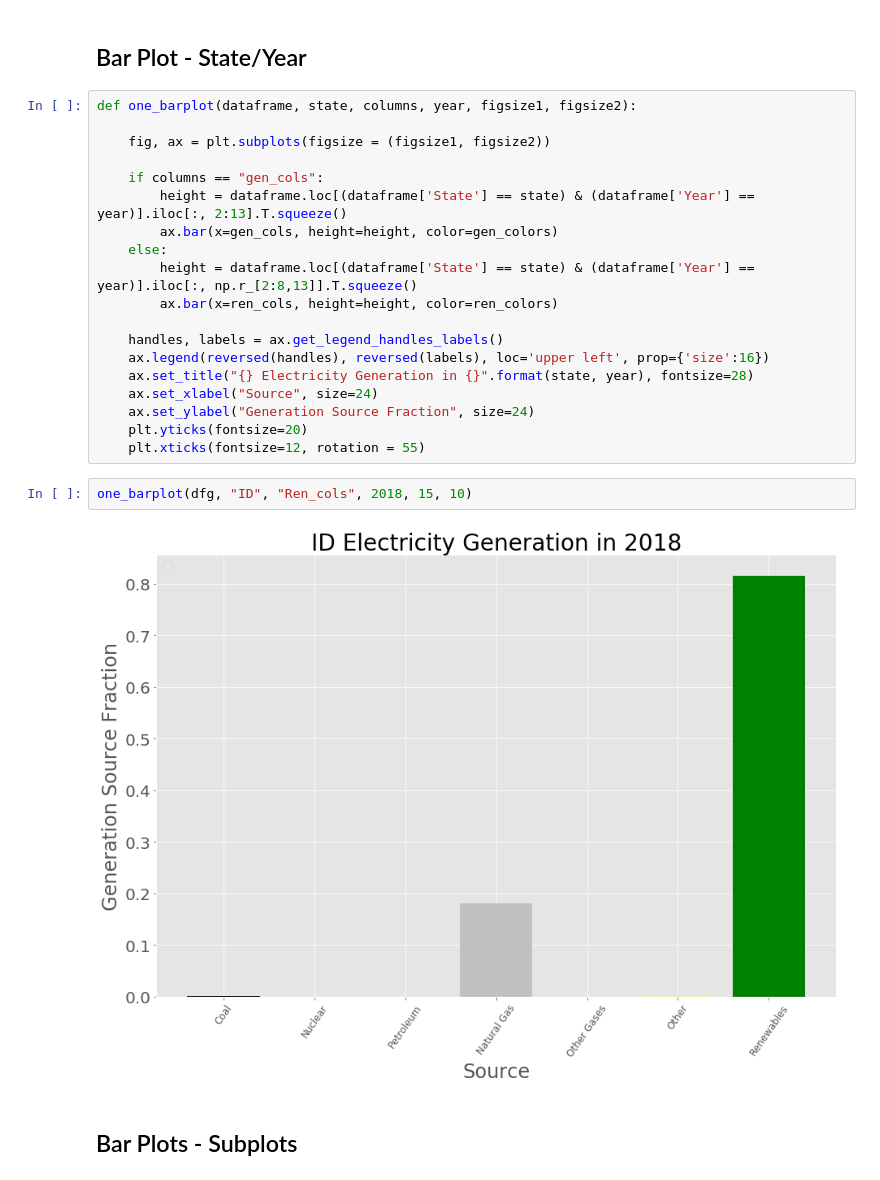
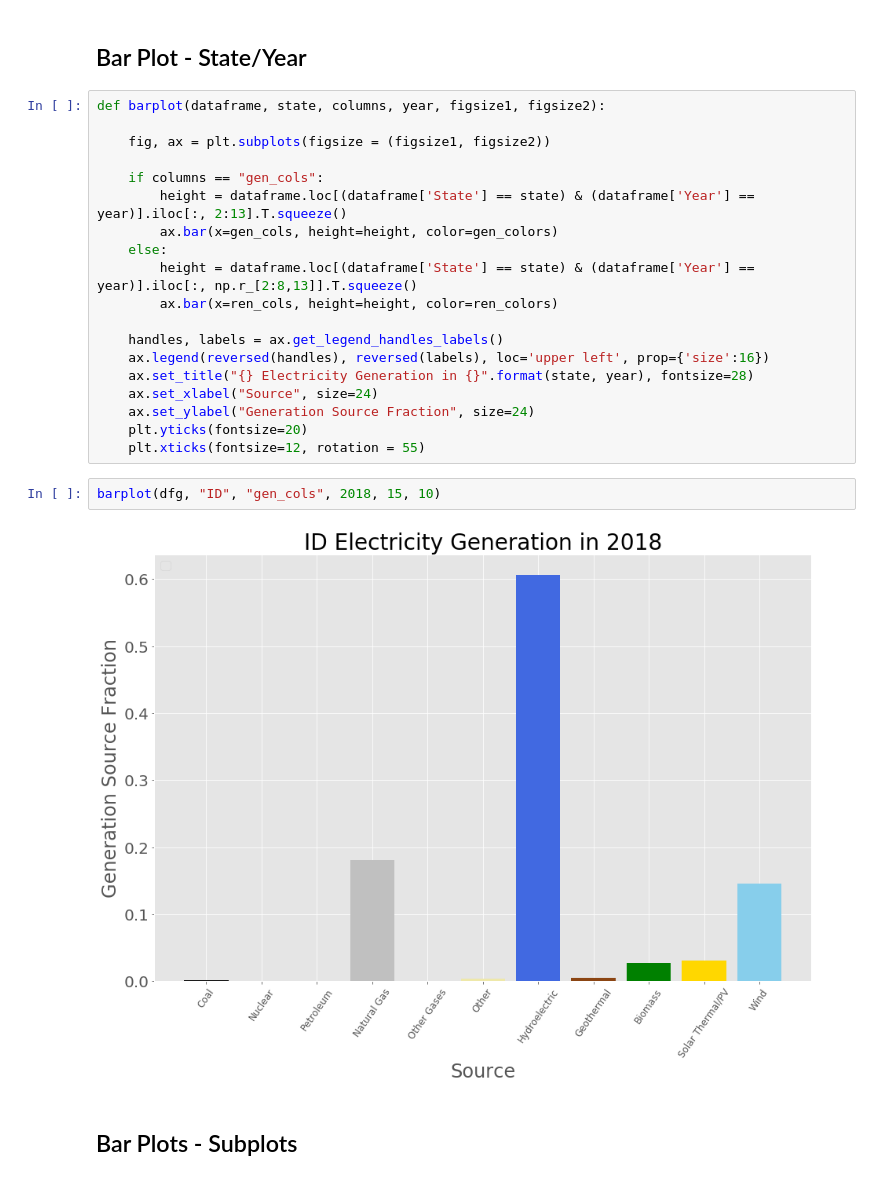
Before and after one commit to asternick/dsi9-capstone, a Jupyter notebook: modeling.ipynb, the cells around one changed output. Drawn from its saved outputs; the diff is of its cells as text.

```diff
--- a/modeling.ipynb
+++ b/modeling.ipynb
@@ -261,7 +266,7 @@ subplot_stackplots(dfg, ['HI', 'ID', 'WV'], "ren_cols")
 # %% [markdown]
 ## Bar Plot - State/Year
 # %%
-def one_barplot(dataframe, state, columns, year, figsize1, figsize2):
+def barplot(dataframe, state, columns, year, figsize1, figsize2):
 
     fig, ax = plt.subplots(figsize = (figsize1, figsize2))
 
@@ -280,9 +285,9 @@ def one_barplot(dataframe, state, columns, year, figsize1, figsize2):
     plt.yticks(fontsize=20)
     plt.xticks(fontsize=12, rotation = 55)
 # %%
-one_barplot(dfg, "ID", "Ren_cols", 2018, 15, 10)
+barplot(dfg, "ID", "gen_cols", 2018, 15, 10)
 # %% [output]
-[figure, old version]
+[figure, new version]
 # %% [markdown]
 ## Bar Plots - Subplots
 # %%
```
Also changed, not shown: parts of 30 cells of this notebook, 16 other files.
